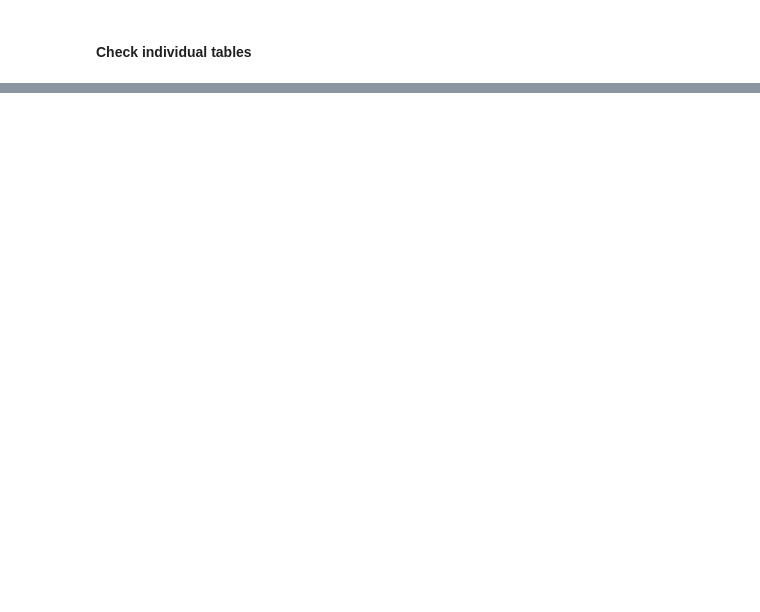
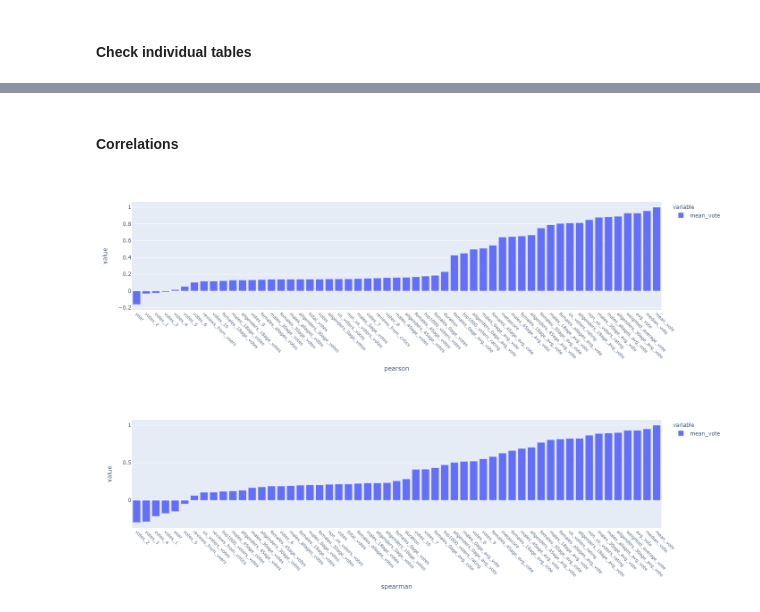
Before and after one commit to GitAnalyst/imdb, a Jupyter notebook: EDA.ipynb, the cells around one changed output, grey strips where cells are left out. Saved outputs shown, nothing was run; the diff lists cells and outputs as text; code cells hidden in the pictures; blank space fills up the shorter version.

```diff
--- a/EDA.ipynb
+++ b/EDA.ipynb
@@ -159,0 +256,7 @@ imdb_name_id     object    0.000000   175715
+# %% [markdown]
+#### Correlations
+# %%
+corr_plot(df_master,target='mean_vote')
+# %% [output]
+[figure, added]
+[figure, added]
```
Also changed, not shown: parts of 18 cells of this notebook, 2 other files.
